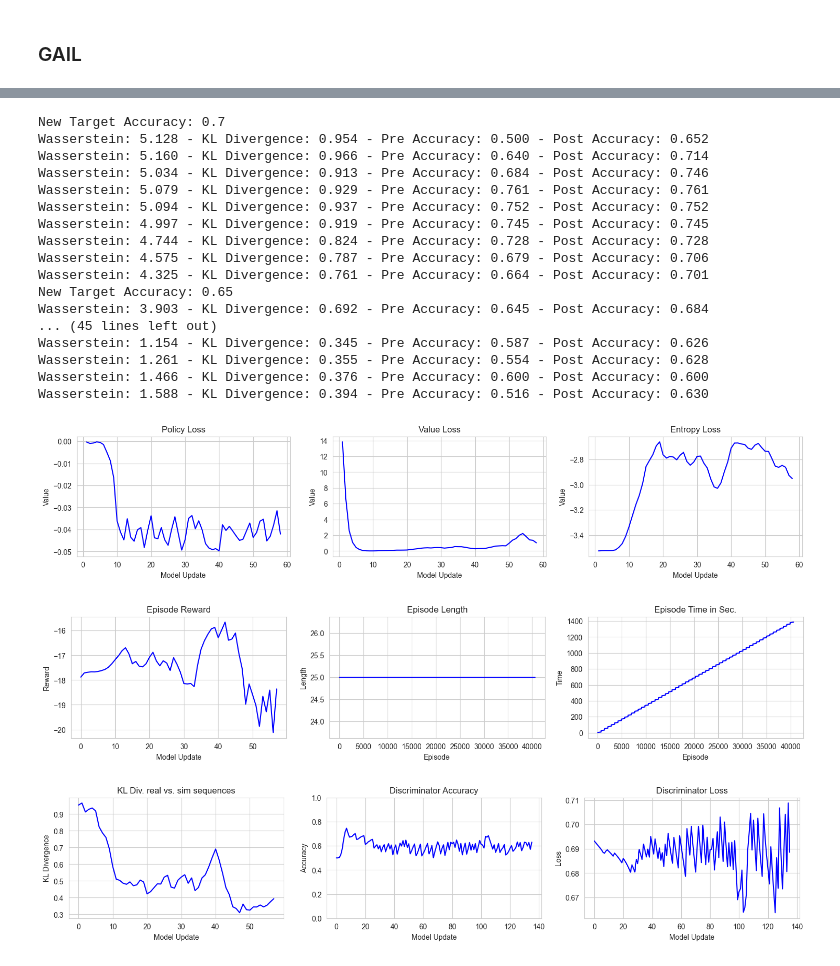
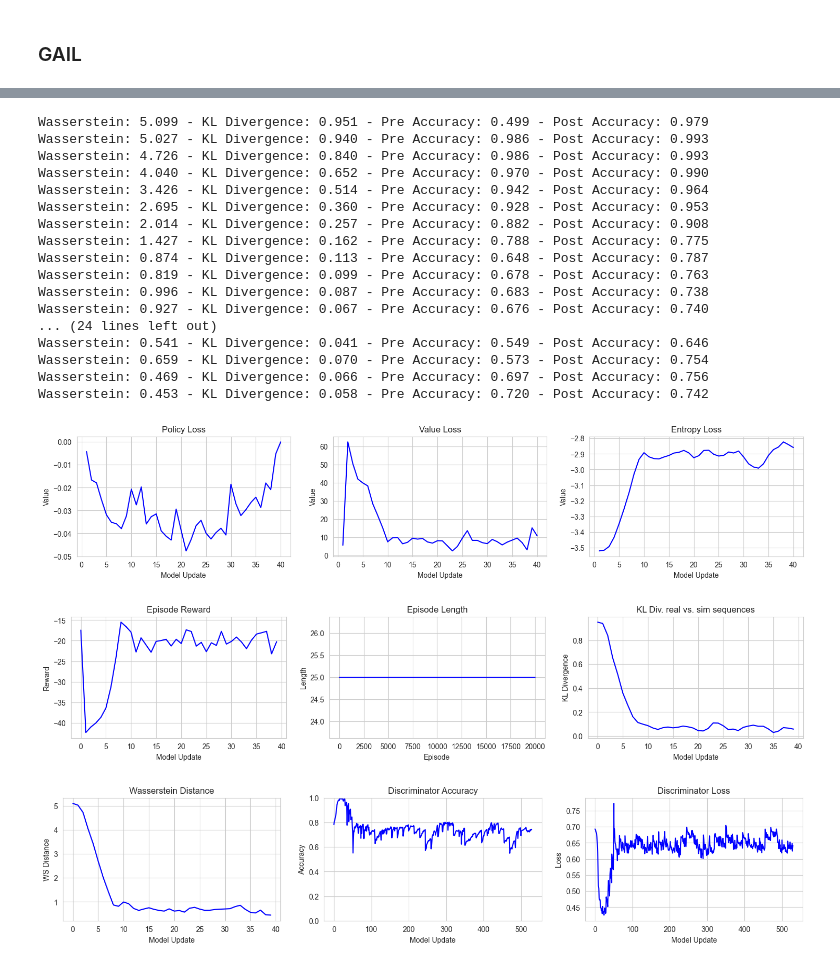
Before and after one commit to FrensiZ/adversial_learning, a Jupyter notebook: adv_GBM_LSTM.ipynb, the cells around one changed output, grey strips where cells are left out. Cells and saved outputs as stored; diff of their text form; code cells hidden in the pictures.

```diff
--- a/adv_GBM_LSTM.ipynb
+++ b/adv_GBM_LSTM.ipynb
@@ -357,7 +358,7 @@ def plot_losses(pg_loss, value_loss, entropy_loss):
     #plt.tight_layout()
     plt.show()
 
-def plot_rewards(ep_rew, ep_len=None, ep_time=None):
+def plot_rewards(ep_rew, kl_div, ep_len=None):
     fig, axs = plt.subplots(nrows=1, ncols=3, figsize = (18,3))
     axs = axs.flatten()
 
@@ -372,20 +373,20 @@ def plot_rewards(ep_rew, ep_len=None, ep_time=None):
     axs[1].set_ylabel('Length')
     axs[1].set_xlabel('Episode')
 
-    axs[2].plot(ep_time, color='blue')
-    axs[2].set_title('Episode Time in Sec.')
-    axs[2].set_ylabel('Time')
-    axs[2].set_xlabel('Episode')
+    axs[2].plot(kl_div, color='blue')
+    axs[2].set_title('KL Div. real vs. sim sequences')
+    axs[2].set_ylabel('KL Divergence')
+    axs[2].set_xlabel('Model Update')
 
     plt.show()
 
-def plot_discriminator(kl_div, disc_acc, disc_loss):
+def plot_discriminator(wasserstein, disc_acc, disc_loss):
     fig, axs = plt.subplots(nrows=1, ncols=3, figsize = (18,3))
     axs = axs.flatten()
 
-    axs[0].plot(kl_div, color='blue')
-    axs[0].set_title('KL Div. real vs. sim sequences')
-    axs[0].set_ylabel('KL Divergence')
+    axs[0].plot(wasserstein, color='blue')
+    axs[0].set_title('Wasserstein Distance')
+    axs[0].set_ylabel('WS Distance')
     axs[0].set_xlabel('Model Update')
 
     axs[1].plot(disc_acc, color='blue')
@@ -660,7 +661,7 @@ class LSTM_Discriminator(nn.Module):
     def __init__(self, vocab_size, embedding_dim, hidden_dim):
         super(LSTM_Discriminator, self).__init__()
         self.embedding = nn.Embedding(vocab_size, embedding_dim)
-        self.lstm = nn.LSTM(embedding_dim, hidden_dim, num_layers=2, batch_first=True)
+        self.lstm = nn.LSTM(embedding_dim, hidden_dim, num_layers=3, batch_first=True)
         self.fc = nn.Linear(hidden_dim, 1)
 
     def forward(self, x, hidden=None):
@@ -1233,38 +1318,38 @@ callback_test = CustomCallback(verbose=0, display_rollout=False)
 # %%
-model_test.learn(1000000, callback=callback_test)
+model_test.learn(500000, callback=callback_test)
 env_test.close()
 # %% [output]
-New Target Accuracy: 0.7
-Wasserstein: 5.128 - KL Divergence: 0.954 - Pre Accuracy: 0.500 - Post Accuracy: 0.652
-Wasserstein: 5.160 - KL Divergence: 0.966 - Pre Accuracy: 0.640 - Post Accuracy: 0.714
-Wasserstein: 5.034 - KL Divergence: 0.913 - Pre Accuracy: 0.684 - Post Accuracy: 0.746
-Wasserstein: 5.079 - KL Divergence: 0.929 - Pre Accuracy: 0.761 - Post Accuracy: 0.761
-Wasserstein: 5.094 - KL Divergence: 0.937 - Pre Accuracy: 0.752 - Post Accuracy: 0.752
-Wasserstein: 4.997 - KL Divergence: 0.919 - Pre Accuracy: 0.745 - Post Accuracy: 0.745
-Wasserstein: 4.744 - KL Divergence: 0.824 - Pre Accuracy: 0.728 - Post Accuracy: 0.728
-Wasserstein: 4.575 - KL Divergence: 0.787 - Pre Accuracy: 0.679 - Post Accuracy: 0.706
-Wasserstein: 4.325 - KL Divergence: 0.761 - Pre Accuracy: 0.664 - Post Accuracy: 0.701
-New Target Accuracy: 0.65
-Wasserstein: 3.903 - KL Divergence: 0.692 - Pre Accuracy: 0.645 - Post Accuracy: 0.684
-... (45 lines left out)
-Wasserstein: 1.154 - KL Divergence: 0.345 - Pre Accuracy: 0.587 - Post Accuracy: 0.626
-Wasserstein: 1.261 - KL Divergence: 0.355 - Pre Accuracy: 0.554 - Post Accuracy: 0.628
-Wasserstein: 1.466 - KL Divergence: 0.376 - Pre Accuracy: 0.600 - Post Accuracy: 0.600
-Wasserstein: 1.588 - KL Divergence: 0.394 - Pre Accuracy: 0.516 - Post Accuracy: 0.630
+Wasserstein: 5.099 - KL Divergence: 0.951 - Pre Accuracy: 0.499 - Post Accuracy: 0.979
+Wasserstein: 5.027 - KL Divergence: 0.940 - Pre Accuracy: 0.986 - Post Accuracy: 0.993
+Wasserstein: 4.726 - KL Divergence: 0.840 - Pre Accuracy: 0.986 - Post Accuracy: 0.993
+Wasserstein: 4.040 - KL Divergence: 0.652 - Pre Accuracy: 0.970 - Post Accuracy: 0.990
+Wasserstein: 3.426 - KL Divergence: 0.514 - Pre Accuracy: 0.942 - Post Accuracy: 0.964
+Wasserstein: 2.695 - KL Divergence: 0.360 - Pre Accuracy: 0.928 - Post Accuracy: 0.953
+Wasserstein: 2.014 - KL Divergence: 0.257 - Pre Accuracy: 0.882 - Post Accuracy: 0.908
+Wasserstein: 1.427 - KL Divergence: 0.162 - Pre Accuracy: 0.788 - Post Accuracy: 0.775
+Wasserstein: 0.874 - KL Divergence: 0.113 - Pre Accuracy: 0.648 - Post Accuracy: 0.787
+Wasserstein: 0.819 - KL Divergence: 0.099 - Pre Accuracy: 0.678 - Post Accuracy: 0.763
+Wasserstein: 0.996 - KL Divergence: 0.087 - Pre Accuracy: 0.683 - Post Accuracy: 0.738
+Wasserstein: 0.927 - KL Divergence: 0.067 - Pre Accuracy: 0.676 - Post Accuracy: 0.740
+... (24 lines left out)
+Wasserstein: 0.541 - KL Divergence: 0.041 - Pre Accuracy: 0.549 - Post Accuracy: 0.646
+Wasserstein: 0.659 - KL Divergence: 0.070 - Pre Accuracy: 0.573 - Post Accuracy: 0.754
+Wasserstein: 0.469 - KL Divergence: 0.066 - Pre Accuracy: 0.697 - Post Accuracy: 0.756
+Wasserstein: 0.453 - KL Divergence: 0.058 - Pre Accuracy: 0.720 - Post Accuracy: 0.742
 # %%
 plot_losses(pg_loss=callback_test.pg_losses,
             value_loss=callback_test.value_losses,
             entropy_loss=callback_test.entropy_losses)
 
 plot_rewards(ep_rew=callback_test.rewards,
              ep_len=env_test.get_episode_lengths(),
-             ep_time=env_test.get_episode_times())
+             kl_div=callback_test.kl_div)
 
-plot_discriminator(kl_div=callback_test.kl_div,
+plot_discriminator(wasserstein=callback_test.wasserstein,
                    disc_acc=callback_test.discriminator_accuracy,
                    disc_loss=callback_test.discriminator_loss)
 # %% [output]
-[figure, old version]
+[figure, new version]
-[figure, old version]
+[figure, new version]
-[figure, old version]
+[figure, new version]
 # %%
```
Also changed, not shown: parts of 25 cells of this notebook, 1 other file.
